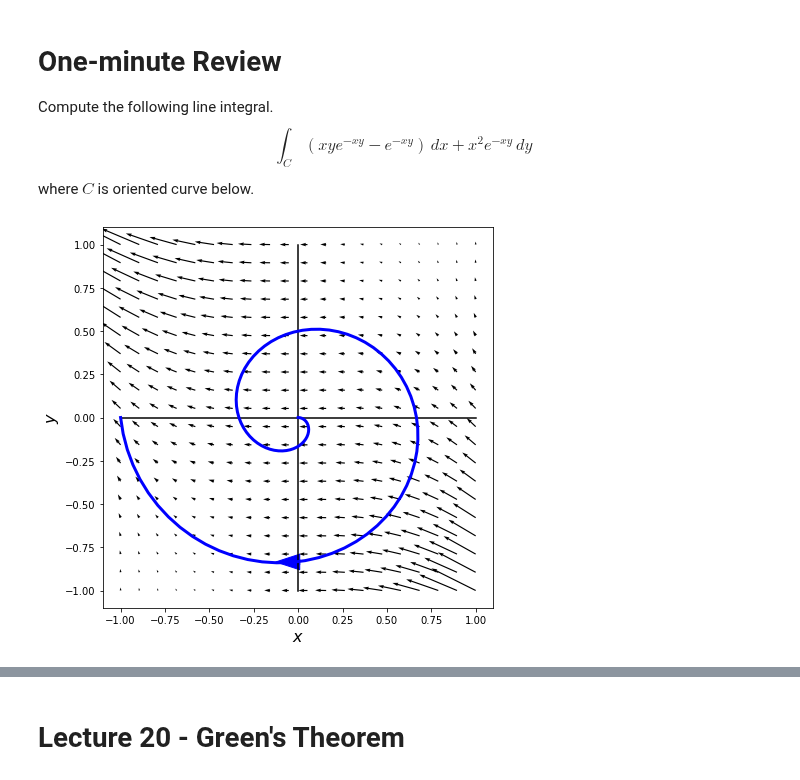
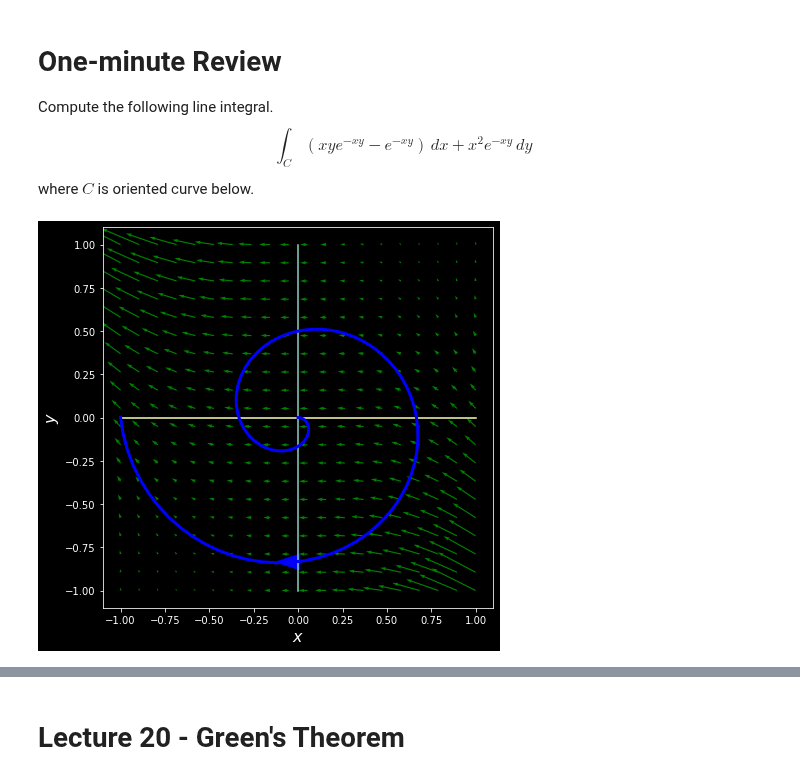
Before and after one commit to drewyoungren/mvc, a Jupyter notebook: lec/mvc-L20.ipynb, the cells around one changed output, grey strips where cells are left out. Cells and saved outputs as stored; diff of their text form; code cells hidden in the pictures.

```diff
--- a/lec/mvc-L20.ipynb
+++ b/lec/mvc-L20.ipynb
@@ -3,7 +3,7 @@ import numpy as np
 import matplotlib.pyplot as plt
 from IPython.display import display, HTML, IFrame
 from ipywidgets import interact,fixed
-import pandas as pd
+# import pandas as pd
 from mpl_toolkits import mplot3d
 from matplotlib.patches import FancyArrowPatch,Rectangle,Circle
 from mpl_toolkits.mplot3d import art3d
@@ -14,6 +14,12 @@ from numpy.linalg import norm
 from numpy import cos,sin,tan,arctan,exp,log,pi,sqrt,linspace,array,arange,meshgrid
 
 from scipy.integrate import quad,dblquad
+%matplotlib inline
+
+# Uncomment the one that corresponds to your Jupyter theme
+plt.style.use('dark_background')
+# plt.style.use('fivethirtyeight')
+# plt.style.use('Solarize_Light2')
 # %% [markdown]
 $\newcommand{\RR}{\mathbb{R}}$
 $\newcommand{\bv}[1]{\begin{bmatrix} #1 \end{bmatrix}}$
@@ -33,19 +39,19 @@ Compute the following line integral.
 # %%
 x = y = np.linspace(-1,1,20)
 x,y = np.meshgrid(x,y)
 plt.figure(figsize=(7,7))
-plt.quiver(x,y,x*y*exp(-x*y)-exp(-x*y),exp(-x*y)*x**2);
+plt.quiver(x,y,x*y*exp(-x*y)-exp(-x*y),exp(-x*y)*x**2,color='g');
 for c in 'xy':
 #         getattr(ax,f"set_{c}lim")([-1,1]);
     getattr(plt.gca(),f"set_{c}label")(f"${c}$",size=16)
 t= np.linspace(0,1,100)
 # plt.plot(2 - (2+sqrt(2))*t,sqrt(2)*t,'r',lw=3);
 plt.arrow(0.01,-.835,-.001,0,width=.03,color='b')
-plt.plot([0,0],[-1,1],'k')
-plt.plot([-1,1],[0,0],'k')
+plt.plot([0,0],[-1,1])
+plt.plot([-1,1],[0,0])
 plt.plot((1-t)*cos(t*6*pi/2-pi),(1-t)*sin(t*6*pi/2-pi),'b',lw=3);
 # %% [output]
-[figure, old version]
+[figure, new version]
 # %% [markdown]
 <p style="padding-bottom:40%;"> </p>
 # %% [markdown]
```
Also changed, not shown: parts of 7 cells of this notebook.
